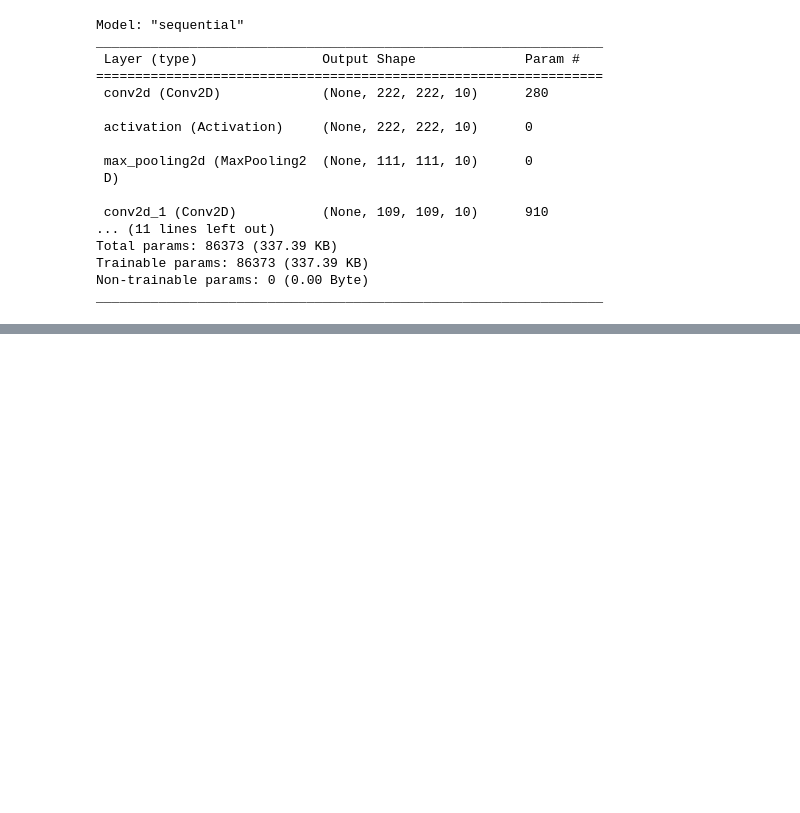
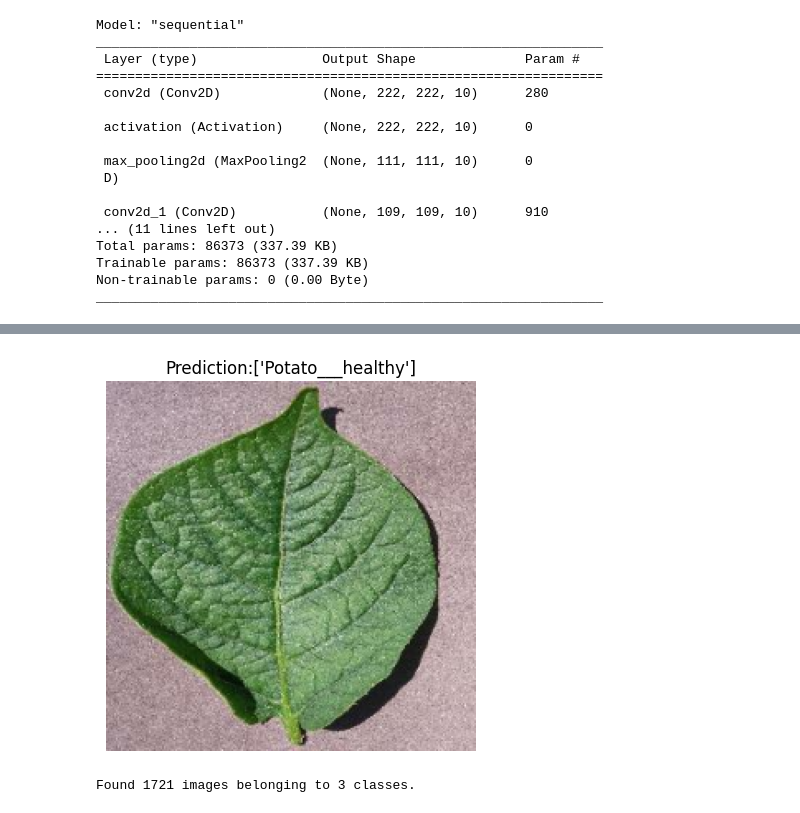
Before and after one commit to khanhtran0259/PotatoDiseases, a Jupyter notebook: PotatoDiseases_Detection.ipynb, the cells around one changed output, grey strips where cells are left out. Cells and saved outputs as stored; diff of their text form; code cells hidden in the pictures; blank space fills up the shorter version.

```diff
--- a/PotatoDiseases_Detection.ipynb
+++ b/PotatoDiseases_Detection.ipynb
@@ -356,0 +320,3 @@ pred_plot(model, '/content/PlantVillage/PlantVillage/train/Potato___healthy/111c
+# %%
+pred_plot(model_1, '/content/PotatoPlants/Potato___healthy/f5bd2732-197b-4d8e-bb50-a4966dc416f5___RS_HL 1840.JPG', class_name)
+# %% [output]
@@ -356,0 +324,15 @@ pred_plot(model, '/content/PlantVillage/PlantVillage/train/Potato___healthy/111c
+[figure, added]
+# %%
+#fix overfitting with data augmentation
+train_datagen_aug = ImageDataGenerator(rescale=1/255.,
+                                       rotation_range=0.2,
+                                       width_shift_range=0.2,
+                                       height_shift_range=0.2,
+                                       zoom_range=0.2,
+                                       horizontal_flip=True)
+train_data_aug = train_datagen_aug.flow_from_directory(train_dir,
+                                                       target_size=(224,224),
+                                                       batch_size=32,
+                                                       class_mode='categorical')
+# %% [output]
+Found 1721 images belonging to 3 classes.
```
Also changed, not shown: parts of 20 cells of this notebook.
